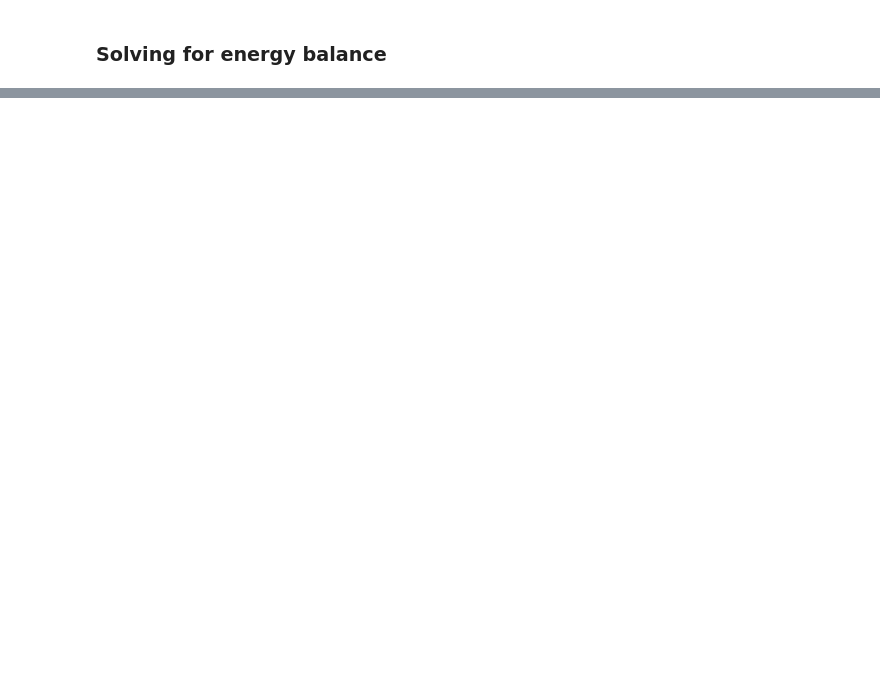
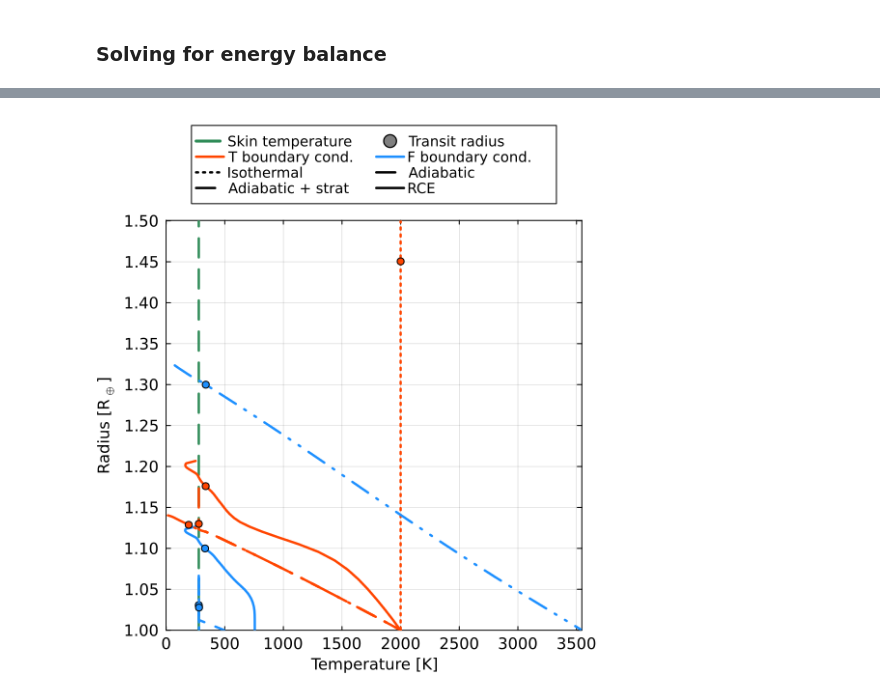
Before and after one commit to nichollsh/AGNI, a Jupyter notebook: misc/utilities/profile_assumptions.ipynb, the cells around one changed output, grey strips where cells are left out. Drawn from its saved outputs; the diff is of its cells as text; code cells hidden in the pictures; blank space fills up the shorter version.

Commit message:
Improve figure

```diff
--- a/misc/utilities/profile_assumptions.ipynb
+++ b/misc/utilities/profile_assumptions.ipynb
@@ -169,65 +290,66 @@ end
 # %%
-fig = plot(legend=:right, size=(700,600),
-            ylabel="Radius [Earth radii]",
-            xlabel="Temperature [K]", legendfontsize=10, labelfontsize=12, tickfontsize=12, frame=:box)
+fig1 = plot(legend=:outertop, size=(520,580),
+            ylabel=L"Radius [R$_\oplus$]", legendcolumns=2,
+            right_margin = 2Plots.mm, bottom_margin=  -3Plots.mm,
+            xlabel="Temperature [K]", legendfontsize=10, labelfontsize=11, tickfontsize=11, frame=:box)
 
 lw = 2.5
 
 Teqm = phys.calc_Tskin(atmos.instellation, atmos.albedo_b)
-vline!(fig, [Teqm], ls=:dash, color=:silver, lw=lw, label=@sprintf("Skin temperature"))
+vline!(fig1, [Teqm], ls=:dash, color=:palegreen, lw=lw, label=@sprintf("Skin temperature"))
 
 # default axis limits
 y_min = 10.0
 y_max = 0.5
-x_min = -500
+x_min = -1
 x_max = 10.0
 
 
-lstyles = Dict([("iso",:dot), ("ad",:dash), ("ad+strat",:dashdot), ("radconv",:solid)])
+lstyles = Dict([("iso",:dot), ("ad",:dashdotdot), ("ad+strat",:dash), ("radconv",:solid)])
 
 # plot
 for (k,atm) in atmos_results
 
     spl = split(k,"_")
 
     # line label and color
     if spl[1] == "1"
-        col = "orange"
+        col = "orangered"
     else
-        col = "blue"
+        col = "dodgerblue"
     end
     ls = lstyles[spl[2]]
 
     # plot profile
-    plot!(fig, atm.tmp, atm.r / R_earth, lw=lw, linestyle=ls, color=col)
+    plot!(fig1, atm.tmp, atm.r / R_earth, lw=lw, linestyle=ls, color=col)
 
     # plot photosphere point
     atmosphere.calc_observed_rho!(atm)
     rtrans = atm.transspec_r/R_earth
-    plot!(fig, [x_min, atm.transspec_tmp], [rtrans,rtrans], color=col, linealpha=0.5, linestyle=ls)
-    scatter!(fig, [atm.transspec_tmp], [rtrans], color=col)
-    scatter!(fig, [x_min], [rtrans], color=col)
+    # plot!(fig, [x_min, atm.transspec_tmp], [rtrans,rtrans], color=col, linealpha=0.5, linestyle=ls)
+    scatter!(fig1, [atm.transspec_tmp], [rtrans], color=col)
+    # scatter!(fig, [x_min], [rtrans], color=col)
 
     # axis limits
     y_min = min( minimum(atm.r) / R_earth, y_min)
     y_max = max( rtrans, y_max)
     x_max = max( maximum(atm.tmp), x_max)
 end
 
 # legend entries
 llw = 2
-plot!(fig, [], [], label=" ", linealpha=0) # spacer
-plot!(fig, [], [], lw=llw, label=L"$T$ boundary condition", lc="orange", ls=:solid,  )
-plot!(fig, [], [], lw=llw, label=L"$F$ boundary condition", lc="blue",   ls=:solid,  )
-plot!(fig, [], [], label=" ", linealpha=0) # spacer
-plot!(fig, [], [], lw=llw, label="Isothermal",           lc="black",  ls=:dot,    )
-plot!(fig, [], [], lw=llw, label="Adiabatic",            lc="black",  ls=:dash,   )
-plot!(fig, [], [], lw=llw, label="Adiabatic + skin",     lc="black",  ls=:dashdot,)
-plot!(fig, [], [], lw=llw, label="Radiative-convective", lc="black",  ls=:solid,)
+scatter!(fig1, [], [], label="Transit radius", color=:grey, markersize=6)
+plot!(fig1, [], [], lw=llw, label="T boundary cond.    ", lc="orangered", ls=:solid,  )
+plot!(fig1, [], [], lw=llw, label="F boundary cond.", lc="dodgerblue",   ls=:solid,  )
+plot!(fig1, [], [], lw=llw, label="Isothermal",           lc="black",  ls=:dot,    )
+plot!(fig1, [], [], lw=llw, label="Adiabatic",            lc="black",  ls=:dash,   )
+plot!(fig1, [], [], lw=llw, label="Adiabatic + strat",    lc="black",  ls=:dashdot,)
+plot!(fig1, [], [], lw=llw, label="RCE", lc="black",  ls=:solid,)
 
 y_max += 0.05
 yaxis!(ylim=(1.0, y_max), yticks=range(1.0, y_max, step=0.05))
 xaxis!(xlim=(x_min, x_max), xticks=range(0.0, x_max, step=500))
 
-display(fig)
-savefig(fig, joinpath(output_dir,"plot_height.pdf"))
+display(fig1)
+# %% [output]
+[figure, added]
```
Also changed, not shown: parts of 11 cells of this notebook, 1 other file.
